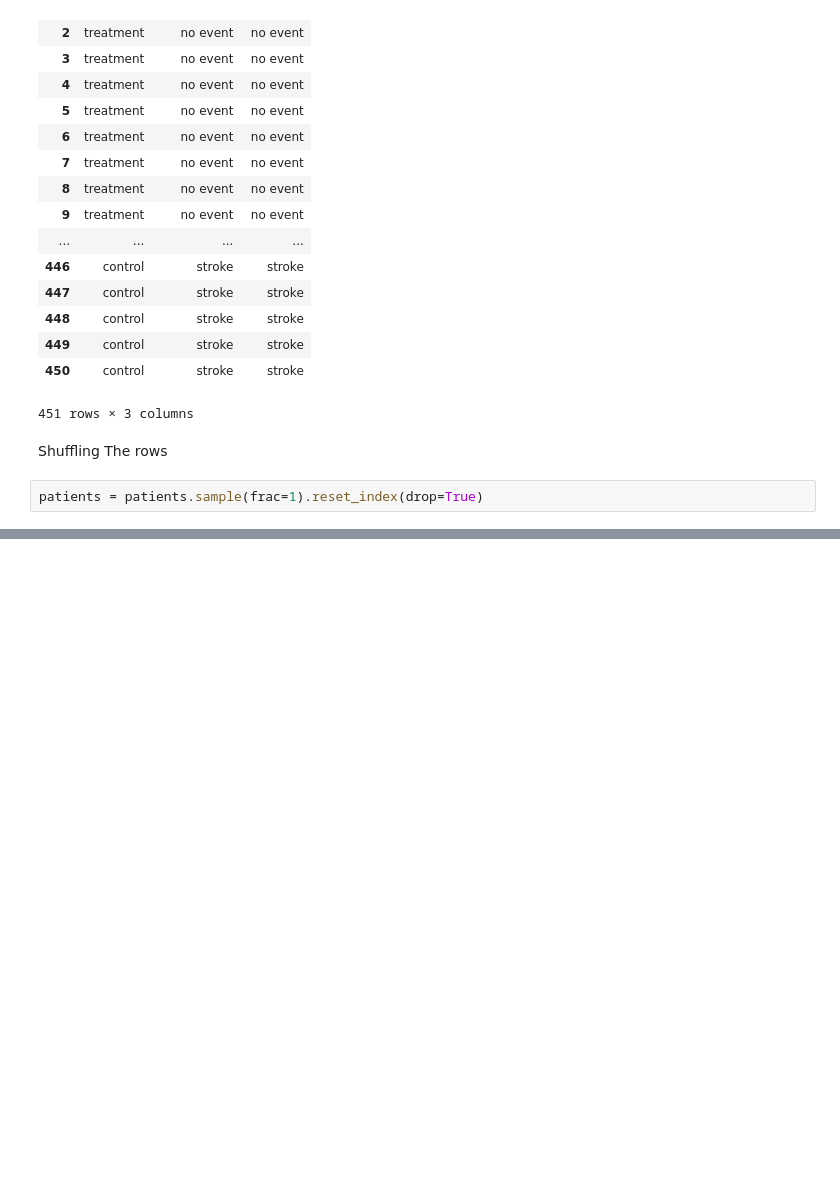
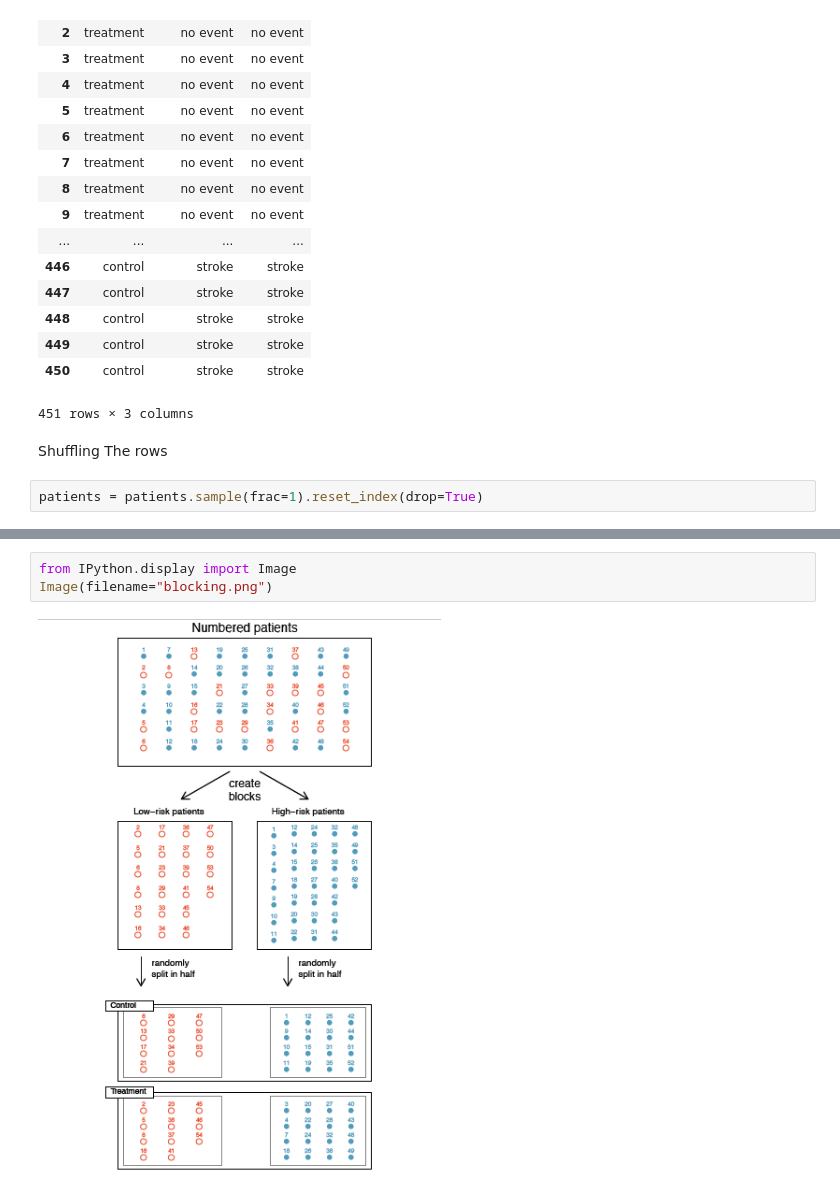
Before and after one commit to chikoungoun/OpenIntro, a Jupyter notebook: openintro_chap_1.ipynb, the cells around one changed output, grey strips where cells are left out. Saved outputs shown, nothing was run; the diff lists cells and outputs as text; blank space fills up the shorter version.

```diff
--- a/openintro_chap_1.ipynb
+++ b/openintro_chap_1.ipynb
@@ -125,0 +180,5 @@ patients
+# %%
+from IPython.display import Image
+Image(filename="blocking.png")
+# %% [output]
+[figure, added]
```
Also changed, not shown: parts of 19 cells of this notebook.
